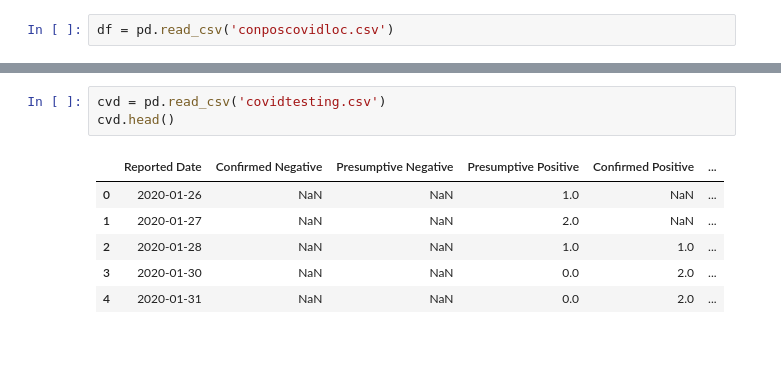
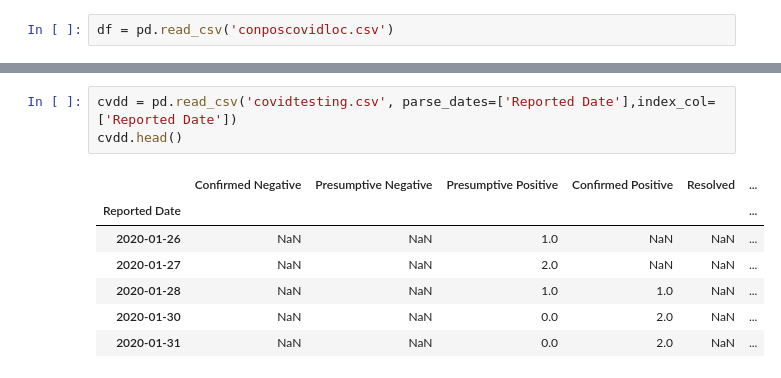
Before and after one commit to KojoObeng/covid-19, a Jupyter notebook: EDA.ipynb, the cells around one changed output, grey strips where cells are left out. Drawn from its saved outputs; the diff is of its cells as text; blank space fills up the shorter version.

```diff
--- a/EDA.ipynb
+++ b/EDA.ipynb
@@ -29,10 +22,11 @@ plt.show()
 # %%
-cvd = pd.read_csv('covidtesting.csv')
-cvd.head()
+cvdd = pd.read_csv('covidtesting.csv', parse_dates=['Reported Date'],index_col=['Reported Date'])
+cvdd.head()
 # %% [output]
-|  | Reported Date | Confirmed Negative | Presumptive Negative | Presumptive Positive | Confirmed Positive | ... |
-| 0 | 2020-01-26 | NaN | NaN | 1.0 | NaN | ... |
-| 1 | 2020-01-27 | NaN | NaN | 2.0 | NaN | ... |
-| 2 | 2020-01-28 | NaN | NaN | 1.0 | 1.0 | ... |
-| 3 | 2020-01-30 | NaN | NaN | 0.0 | 2.0 | ... |
-| 4 | 2020-01-31 | NaN | NaN | 0.0 | 2.0 | ... |
+|  | Confirmed Negative | Presumptive Negative | Presumptive Positive | Confirmed Positive | Resolved | ... |
+| Reported Date |  |  |  |  |  | ... |
+| 2020-01-26 | NaN | NaN | 1.0 | NaN | NaN | ... |
+| 2020-01-27 | NaN | NaN | 2.0 | NaN | NaN | ... |
+| 2020-01-28 | NaN | NaN | 1.0 | 1.0 | NaN | ... |
+| 2020-01-30 | NaN | NaN | 0.0 | 2.0 | NaN | ... |
+| 2020-01-31 | NaN | NaN | 0.0 | 2.0 | NaN | ... |
```
Also changed, not shown: parts of 10 cells of this notebook, 1 other file.
